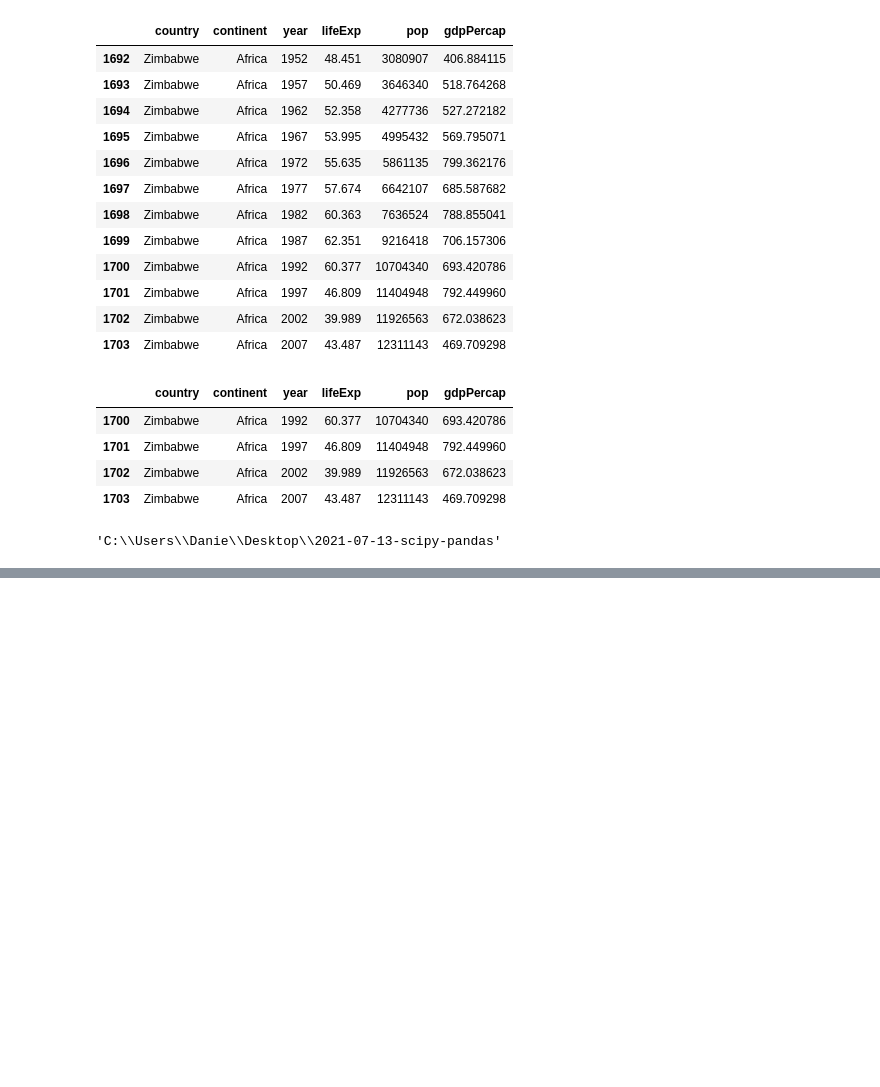
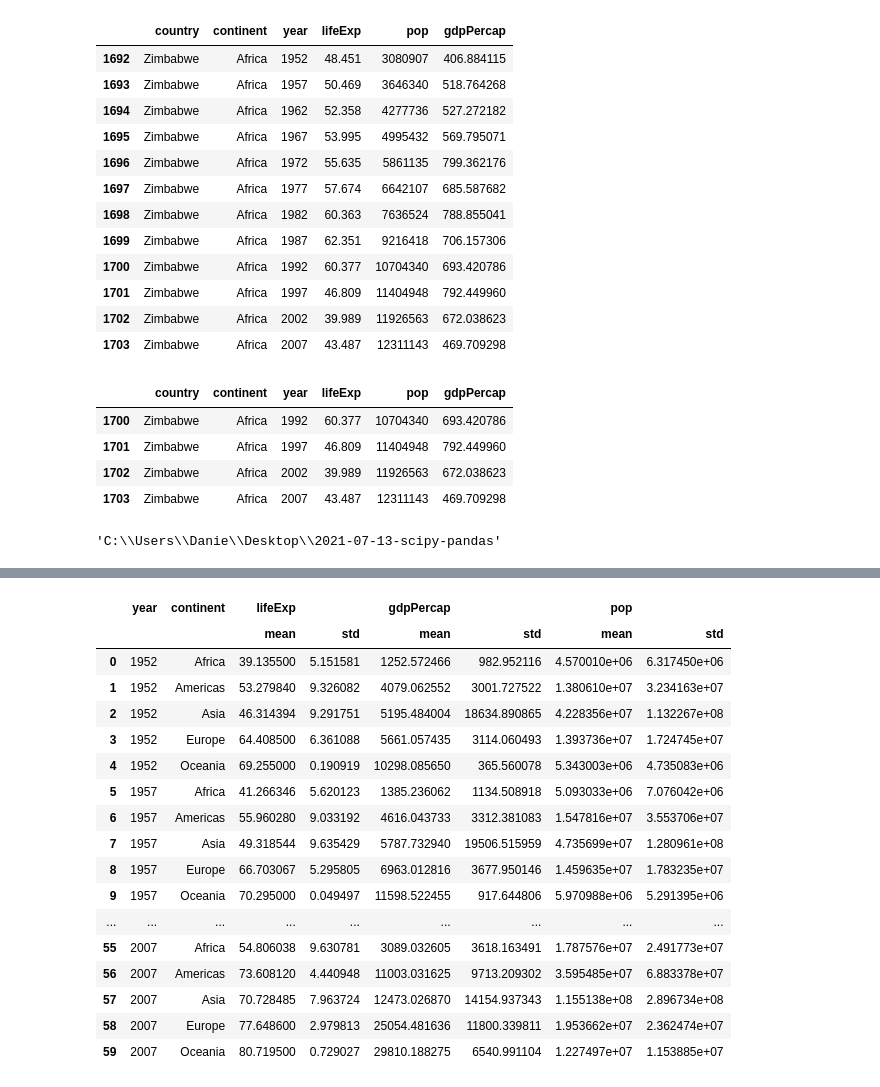
Before and after one commit to chendaniely/2021-07-13-scipy-pandas, a Jupyter notebook: 01-intro.ipynb, the cells around one changed output, grey strips where cells are left out. Saved outputs shown, nothing was run; the diff lists cells and outputs as text; code cells hidden in the pictures; blank space fills up the shorter version.

Commit message:
group by

```diff
--- a/01-intro.ipynb
+++ b/01-intro.ipynb
@@ -388,0 +481,26 @@ pwd
+# %%
+(dat
+ .groupby(["year", "continent"])
+ [["lifeExp", "gdpPercap", "pop"]]
+ .agg([np.mean, np.std])
+ .reset_index()
+)
+# %% [output]
+|  | year | continent | lifeExp |  | gdpPercap |  | pop |  |
+|  |  |  | mean | std | mean | std | mean | std |
+| 0 | 1952 | Africa | 39.135500 | 5.151581 | 1252.572466 | 982.952116 | 4.570010e+06 | 6.317450e+06 |
+| 1 | 1952 | Americas | 53.279840 | 9.326082 | 4079.062552 | 3001.727522 | 1.380610e+07 | 3.234163e+07 |
+| 2 | 1952 | Asia | 46.314394 | 9.291751 | 5195.484004 | 18634.890865 | 4.228356e+07 | 1.132267e+08 |
+| 3 | 1952 | Europe | 64.408500 | 6.361088 | 5661.057435 | 3114.060493 | 1.393736e+07 | 1.724745e+07 |
+| 4 | 1952 | Oceania | 69.255000 | 0.190919 | 10298.085650 | 365.560078 | 5.343003e+06 | 4.735083e+06 |
+| 5 | 1957 | Africa | 41.266346 | 5.620123 | 1385.236062 | 1134.508918 | 5.093033e+06 | 7.076042e+06 |
+| 6 | 1957 | Americas | 55.960280 | 9.033192 | 4616.043733 | 3312.381083 | 1.547816e+07 | 3.553706e+07 |
+| 7 | 1957 | Asia | 49.318544 | 9.635429 | 5787.732940 | 19506.515959 | 4.735699e+07 | 1.280961e+08 |
+| 8 | 1957 | Europe | 66.703067 | 5.295805 | 6963.012816 | 3677.950146 | 1.459635e+07 | 1.783235e+07 |
+| 9 | 1957 | Oceania | 70.295000 | 0.049497 | 11598.522455 | 917.644806 | 5.970988e+06 | 5.291395e+06 |
+| ... | ... | ... | ... | ... | ... | ... | ... | ... |
+| 55 | 2007 | Africa | 54.806038 | 9.630781 | 3089.032605 | 3618.163491 | 1.787576e+07 | 2.491773e+07 |
+| 56 | 2007 | Americas | 73.608120 | 4.440948 | 11003.031625 | 9713.209302 | 3.595485e+07 | 6.883378e+07 |
+| 57 | 2007 | Asia | 70.728485 | 7.963724 | 12473.026870 | 14154.937343 | 1.155138e+08 | 2.896734e+08 |
+| 58 | 2007 | Europe | 77.648600 | 2.979813 | 25054.481636 | 11800.339811 | 1.953662e+07 | 2.362474e+07 |
+| 59 | 2007 | Oceania | 80.719500 | 0.729027 | 29810.188275 | 6540.991104 | 1.227497e+07 | 1.153885e+07 |
```
Also changed, not shown: parts of 7 cells of this notebook.
